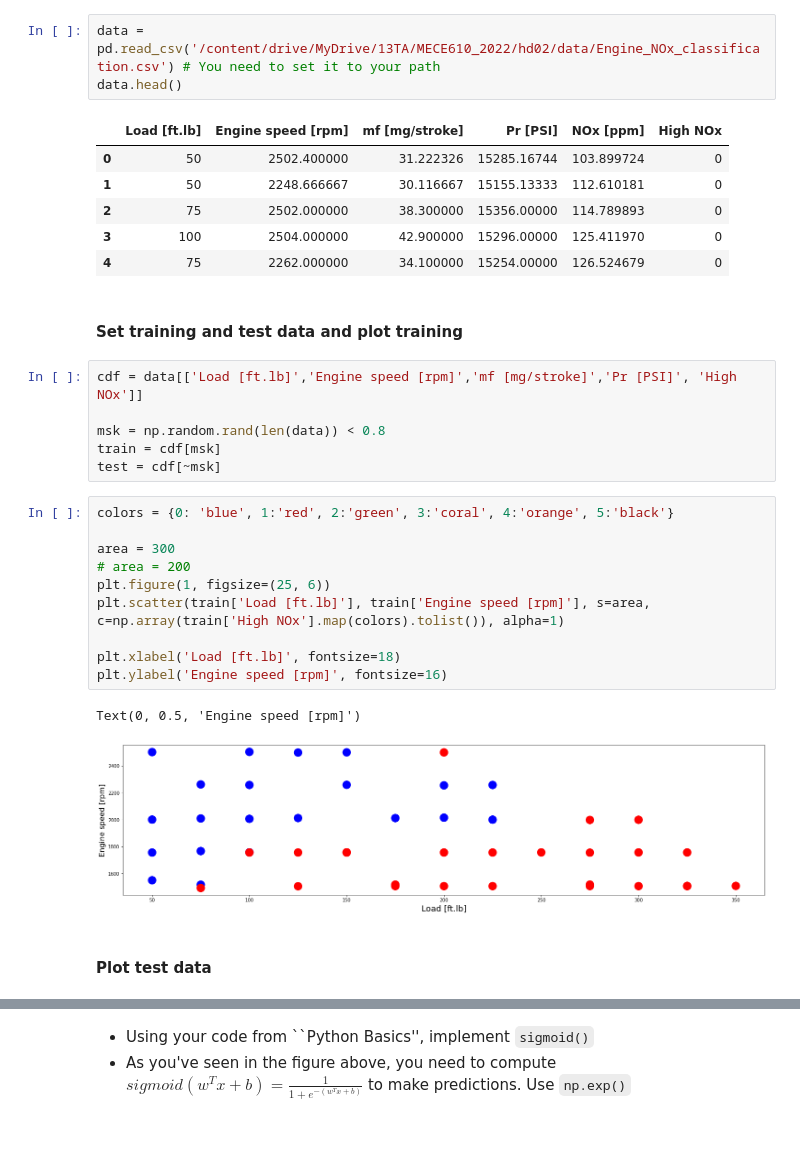
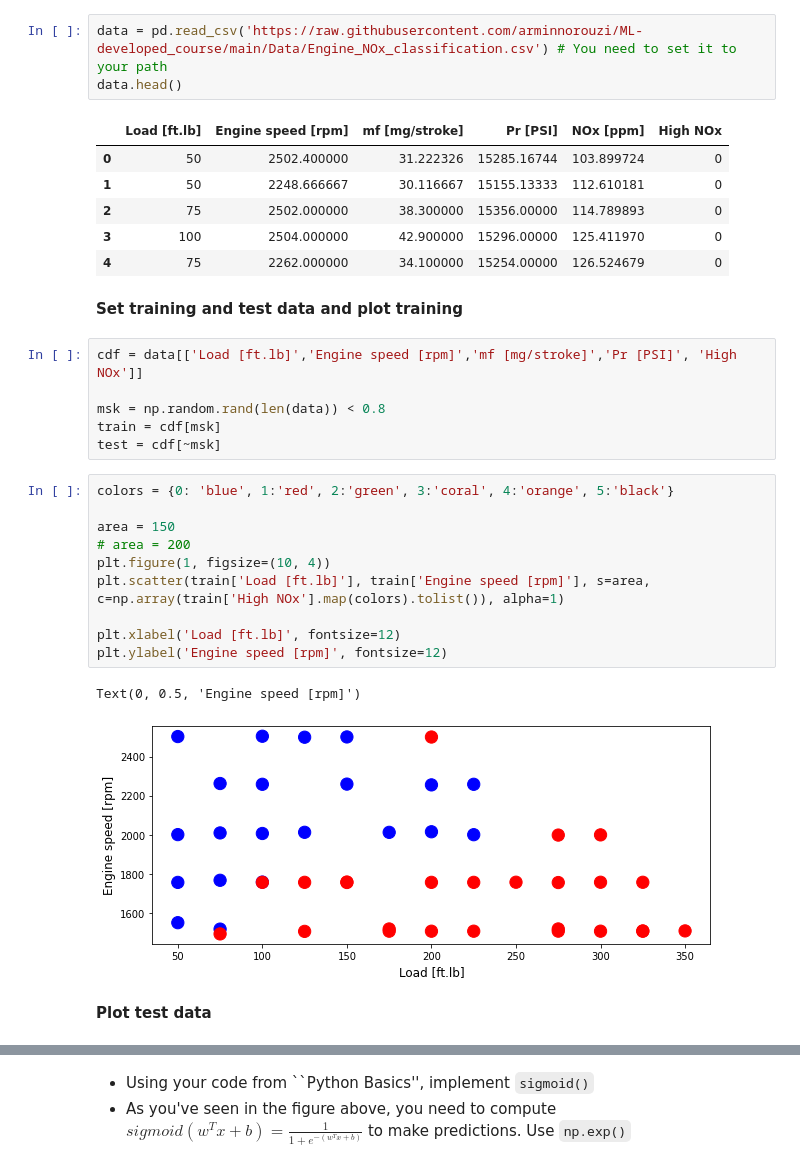
Before and after one commit to arminnorouzi/machine_learning_course_UofA_MECE610, a Jupyter notebook: L02_ML_Basics/L2_ML_Basics_2022_v1.ipynb, the cells around one changed output, grey strips where cells are left out. Cells and saved outputs as stored; diff of their text form; blank space fills up the shorter version.

```diff
--- a/L02_ML_Basics/L2_ML_Basics_2022_v1.ipynb
+++ b/L02_ML_Basics/L2_ML_Basics_2022_v1.ipynb
@@ -1448,7 +1402,7 @@ from scipy import ndimage
 # %% [markdown]
 NOx over 200 ppm is high
 # %%
-data = pd.read_csv('/content/drive/MyDrive/13TA/MECE610_2022/hd02/data/Engine_NOx_classification.csv') # You need to set it to your path
+data = pd.read_csv('https://raw.githubusercontent.com/arminnorouzi/ML-developed_course/main/Data/Engine_NOx_classification.csv') # You need to set it to your path
 data.head()
 # %% [output]
 |  | Load [ft.lb] | Engine speed [rpm] | mf [mg/stroke] | Pr [PSI] | NOx [ppm] | High NOx |
@@ -1458,7 +1412,7 @@ data.head()
 | 3 | 100 | 2504.000000 | 42.900000 | 15296.00000 | 125.411970 | 0 |
 | 4 | 75 | 2262.000000 | 34.100000 | 15254.00000 | 126.524679 | 0 |
 # %% [markdown]
-#### Set training and test data and plot training
+**Set training and test data and plot training**
 # %%
 cdf = data[['Load [ft.lb]','Engine speed [rpm]','mf [mg/stroke]','Pr [PSI]', 'High NOx']]
 
@@ -1468,18 +1422,18 @@ test = cdf[~msk]
 # %%
 colors = {0: 'blue', 1:'red', 2:'green', 3:'coral', 4:'orange', 5:'black'}
 
-area = 300
+area = 150
 # area = 200
-plt.figure(1, figsize=(25, 6))
+plt.figure(1, figsize=(10, 4))
 plt.scatter(train['Load [ft.lb]'], train['Engine speed [rpm]'], s=area, c=np.array(train['High NOx'].map(colors).tolist()), alpha=1)
 
-plt.xlabel('Load [ft.lb]', fontsize=18)
-plt.ylabel('Engine speed [rpm]', fontsize=16)
+plt.xlabel('Load [ft.lb]', fontsize=12)
+plt.ylabel('Engine speed [rpm]', fontsize=12)
 # %% [output]
 Text(0, 0.5, 'Engine speed [rpm]')
-[figure, old version]
+[figure, new version]
 # %% [markdown]
-#### Plot test data
+**Plot test data**
 # %%
 area = 300
 # area = 200
```
Also changed, not shown: parts of 164 cells of this notebook.
